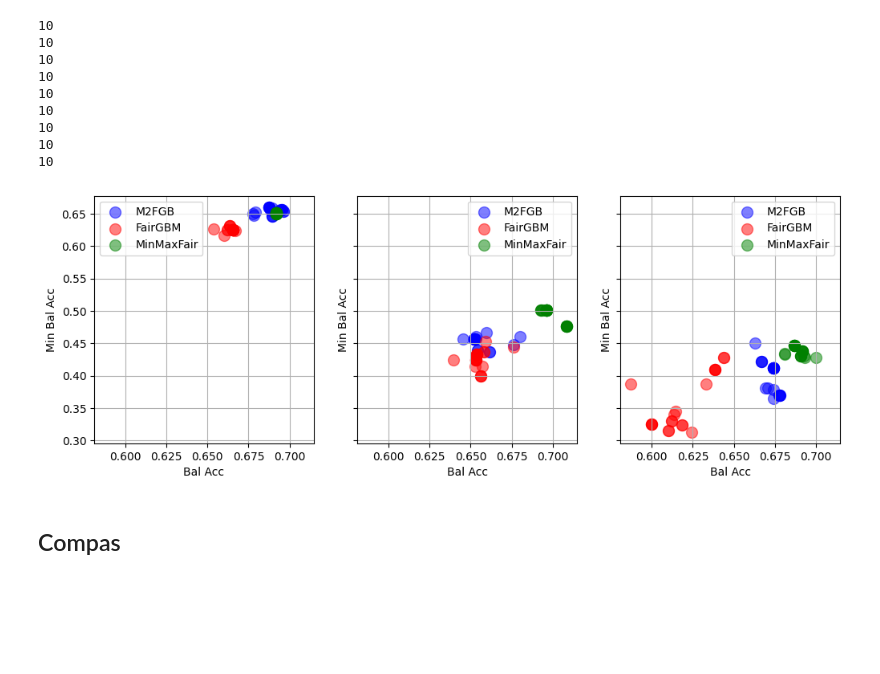
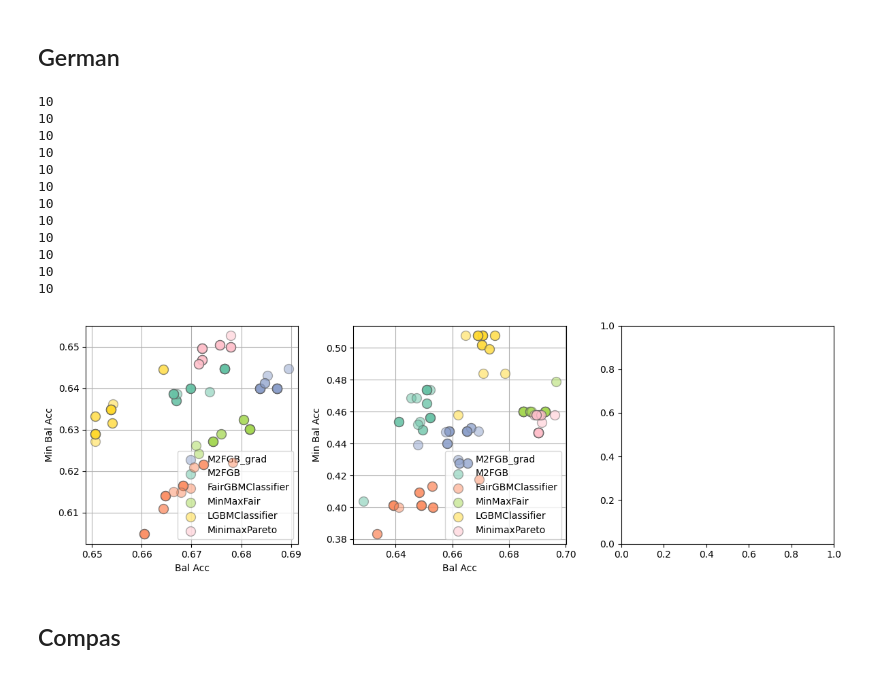
Before and after one commit to hiaac-finance/m2fgb, a Jupyter notebook: notebooks/analyze_results_new.ipynb, the cells around one changed output. Saved outputs shown, nothing was run; the diff lists cells and outputs as text; code cells hidden in the pictures; blank space fills up the shorter version.

```diff
--- a/notebooks/analyze_results_new.ipynb
+++ b/notebooks/analyze_results_new.ipynb
@@ -31,65 +92,57 @@ def get_result_dataframe(dataset_name, model_name, path):
+# %% [markdown]
+## German
 # %%
-fig, axs = plt.subplots(nrows = 1, ncols = 3, figsize = (12, 4), sharex = True, sharey = True)
+fig, axs = plt.subplots(nrows = 1, ncols = 3, figsize = (12, 4))
 
 
 dataset_name = "german"
-for i, n_groups in enumerate([2, 4, 8]):
-    model_name = "M2FGB_grad"
-    path = f"../results/experiment_{n_groups}_groups/{dataset_name}/{model_name}/"
-    results_m2fgb = get_result_dataframe(dataset_name, model_name, path)
-
-    model_name = "FairGBMClassifier"
-    path = f"../results/experiment_{n_groups}_groups/{dataset_name}/{model_name}/"
-    results_fairgbm = get_result_dataframe(dataset_name, model_name, path)
-
-    model_name = "MinMaxFair"
-    path = f"../results/experiment_{n_groups}_groups/{dataset_name}/{model_name}/"
-    results_mmfair = get_result_dataframe(dataset_name, model_name, path)
+methods = [
+    "M2FGB_grad",
+    "M2FGB",
+    "FairGBMClassifier",
+    "MinMaxFair",
+    "LGBMClassifier",
+    "MinimaxPareto"
+]
+for i, n_groups in enumerate([2, 4, ]):
+    for model_name in methods:
+        path = f"../results/experiment_{n_groups}_groups/{dataset_name}/{model_name}/"
+        results = get_result_metric(dataset_name, model_name, path, max_models = 100)
 
 
-    axs[i].scatter(
-        results_m2fgb.bal_acc,
-        results_m2fgb.min_bal_acc,
-        c = "blue",
-        s = 100,
-        alpha = 0.5,
-        label = "M2FGB"
-    )
+        axs[i].scatter(
+            results.bal_acc,
+            results.min_bal_acc,
+            c = methods_color[model_name],
+            s = 100,
+            alpha = 0.5,
+            label = model_name,
+            lw = 1,
+            zorder = 10,
+            ec = "#606060",
+        )
 
-    axs[i].scatter(
-        results_fairgbm.bal_acc,
-        results_fairgbm.min_bal_acc,
-        c = "red",
-        s = 100,
-        alpha = 0.5,
-        label = "FairGBM",
-    )
-
-
-    axs[i].scatter(
-        results_mmfair.bal_acc,
-        results_mmfair.min_bal_acc,
-        c = "green",
-        s = 100,
-        alpha = 0.5,
-        label = "MinMaxFair",
-    )
 
     axs[i].legend()
     axs[i].set_xlabel("Bal Acc")
     axs[i].set_ylabel("Min Bal Acc")
     axs[i].grid(True)
+
+plt.tight_layout()
 plt.show()
 # %% [output]
 10
 10
 10
 10
 10
 10
 10
 10
 10
+10
+10
+10
-[figure, old version]
+[figure, new version]
 # %% [markdown]
 ## Compas
```
Also changed, not shown: parts of 13 cells of this notebook, 2 other files.
